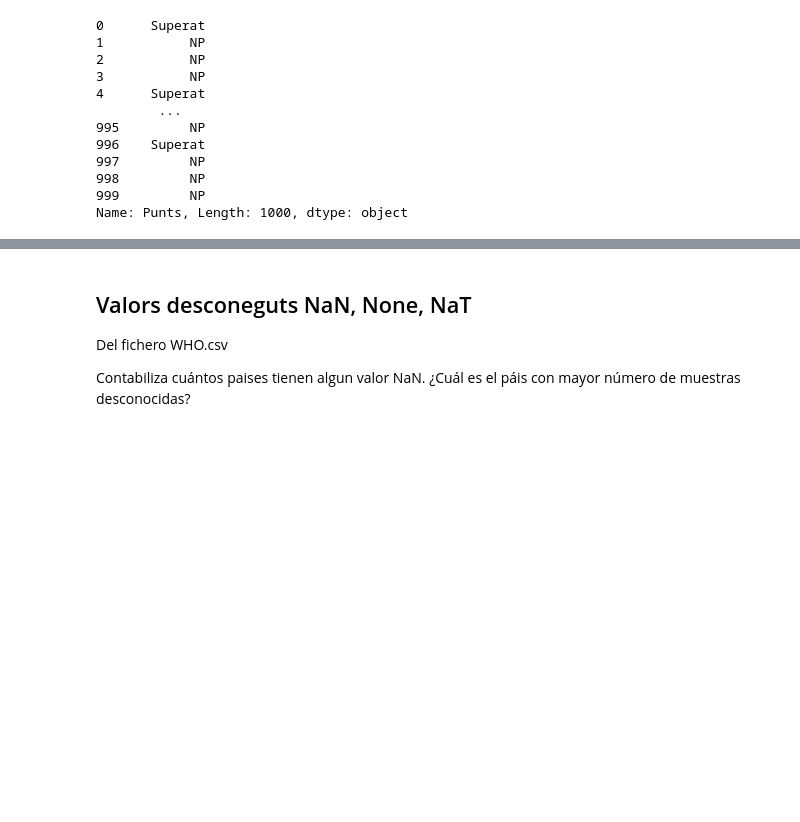
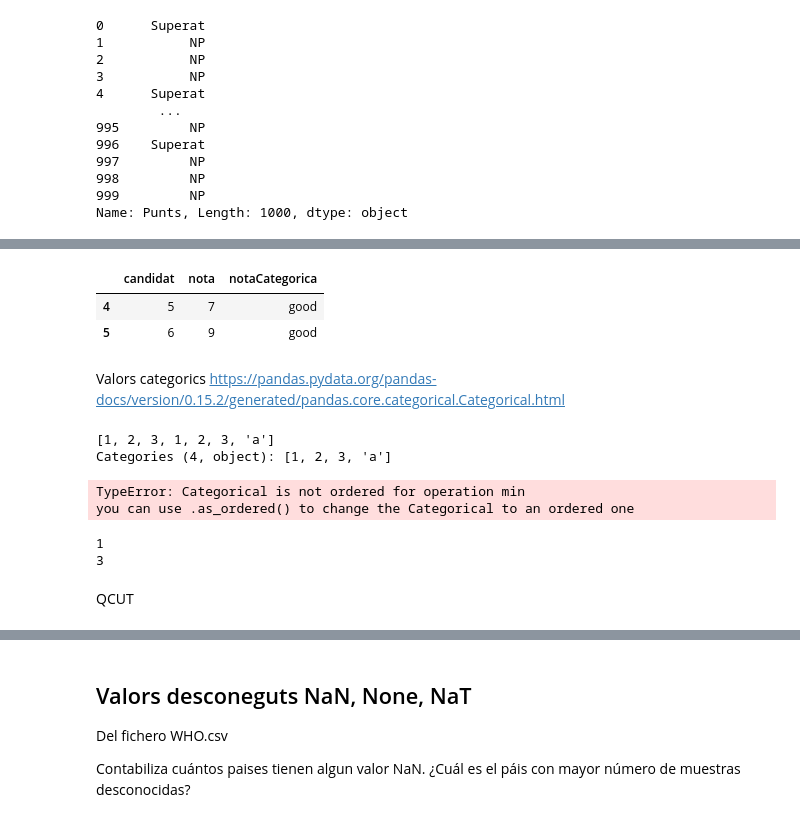
Before and after one commit to wisaaco/TallerPythonEBAP, a Jupyter notebook: lessons/6_Altres_Operacions.ipynb, the cells around one changed output, grey strips where cells are left out. Cells and saved outputs as stored; diff of their text form; code cells hidden in the pictures; blank space fills up the shorter version.

```diff
--- a/lessons/6_Altres_Operacions.ipynb
+++ b/lessons/6_Altres_Operacions.ipynb
@@ -64,3 +99,32 @@ QCUT
+# %%
+df[df.notaCategorica==df.notaCategorica.max()]
+# %% [output]
+|  | candidat | nota | notaCategorica |
+| 4 | 5 | 7 | good |
+| 5 | 6 | 9 | good |
+# %% [markdown]
+Valors categorics https://pandas.pydata.org/pandas-docs/version/0.15.2/generated/pandas.core.categorical.Categorical.html
+# %%
+from pandas import Categorical
+a = Categorical([1, 2, 3, 1, 2, 3, "a"])
+a
+# %% [output]
+[1, 2, 3, 1, 2, 3, 'a']
+Categories (4, object): [1, 2, 3, 'a']
+# %%
+a.min()
+# %% [output]
+TypeError: Categorical is not ordered for operation min
+you can use .as_ordered() to change the Categorical to an ordered one
+# %%
+a = Categorical([1, 2, 3, 1, 2, 3],ordered=True) # Ordered també funciona, però no té sentit amb elements de diferent tipologia
+print(a.min())
+print(a.max())
+# %% [output]
+1
+3
+# %% [markdown]
+QCUT
 # %%
 import numpy as np
 marks = np.arange(0,1.1,0.25)
```
Also changed, not shown: parts of 8 cells of this notebook, 4 other files.
